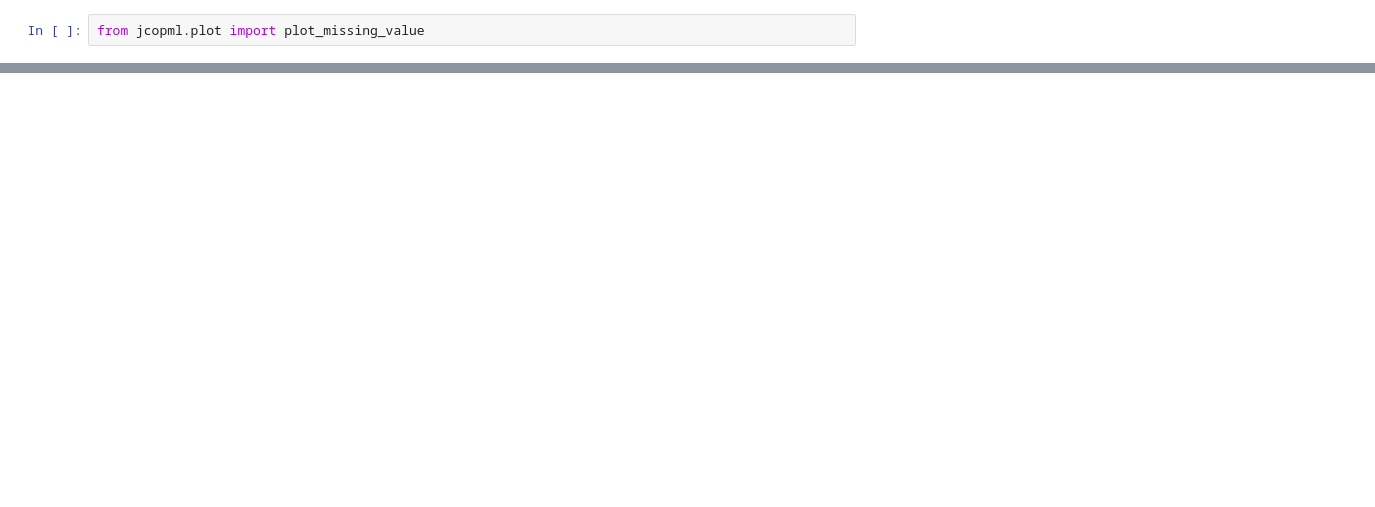
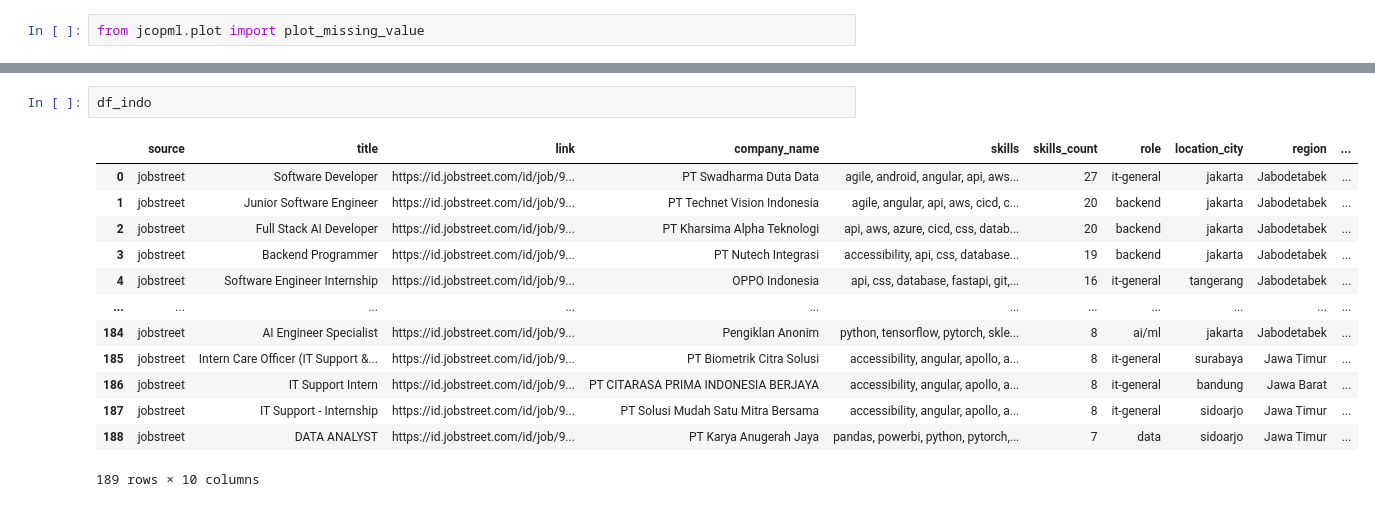
Before and after one commit to ROYALXYZ/magang-in, a Jupyter notebook: test.ipynb, the cells around one changed output, grey strips where cells are left out. Saved outputs shown, nothing was run; the diff lists cells and outputs as text; blank space fills up the shorter version.

```diff
--- a/test.ipynb
+++ b/test.ipynb
@@ -52,3 +56,19 @@ df_global = df_global.dropna()
+# %%
+df_indo
+# %% [output]
+|  | source | title | link | company_name | skills | skills_count | role | location_city | region | ... |
+| 0 | jobstreet | Software Developer | https://id.jobstreet.com/id/job/9... | PT Swadharma Duta Data | agile, android, angular, api, aws... | 27 | it-general | jakarta | Jabodetabek | ... |
+| 1 | jobstreet | Junior Software Engineer | https://id.jobstreet.com/id/job/9... | PT Technet Vision Indonesia | agile, angular, api, aws, cicd, c... | 20 | backend | jakarta | Jabodetabek | ... |
+| 2 | jobstreet | Full Stack AI Developer | https://id.jobstreet.com/id/job/9... | PT Kharsima Alpha Teknologi | api, aws, azure, cicd, css, datab... | 20 | backend | jakarta | Jabodetabek | ... |
+| 3 | jobstreet | Backend Programmer | https://id.jobstreet.com/id/job/9... | PT Nutech Integrasi | accessibility, api, css, database... | 19 | backend | jakarta | Jabodetabek | ... |
+| 4 | jobstreet | Software Engineer Internship | https://id.jobstreet.com/id/job/9... | OPPO Indonesia | api, css, database, fastapi, git,... | 16 | it-general | tangerang | Jabodetabek | ... |
+| ... | ... | ... | ... | ... | ... | ... | ... | ... | ... | ... |
+| 184 | jobstreet | AI Engineer Specialist | https://id.jobstreet.com/id/job/9... | Pengiklan Anonim | python, tensorflow, pytorch, skle... | 8 | ai/ml | jakarta | Jabodetabek | ... |
+| 185 | jobstreet | Intern Care Officer (IT Support &... | https://id.jobstreet.com/id/job/9... | PT Biometrik Citra Solusi | accessibility, angular, apollo, a... | 8 | it-general | surabaya | Jawa Timur | ... |
+| 186 | jobstreet | IT Support Intern | https://id.jobstreet.com/id/job/9... | PT CITARASA PRIMA INDONESIA BERJAYA | accessibility, angular, apollo, a... | 8 | it-general | bandung | Jawa Barat | ... |
+| 187 | jobstreet | IT Support - Internship | https://id.jobstreet.com/id/job/9... | PT Solusi Mudah Satu Mitra Bersama | accessibility, angular, apollo, a... | 8 | it-general | sidoarjo | Jawa Timur | ... |
+| 188 | jobstreet | DATA ANALYST | https://id.jobstreet.com/id/job/9... | PT Karya Anugerah Jaya | pandas, powerbi, python, pytorch,... | 7 | data | sidoarjo | Jawa Timur | ... |
+189 rows × 10 columns
 # %%
 plot_missing_value(df_global)
 # %% [output]
```
Also changed, not shown: parts of 9 cells of this notebook, 38 other files.
